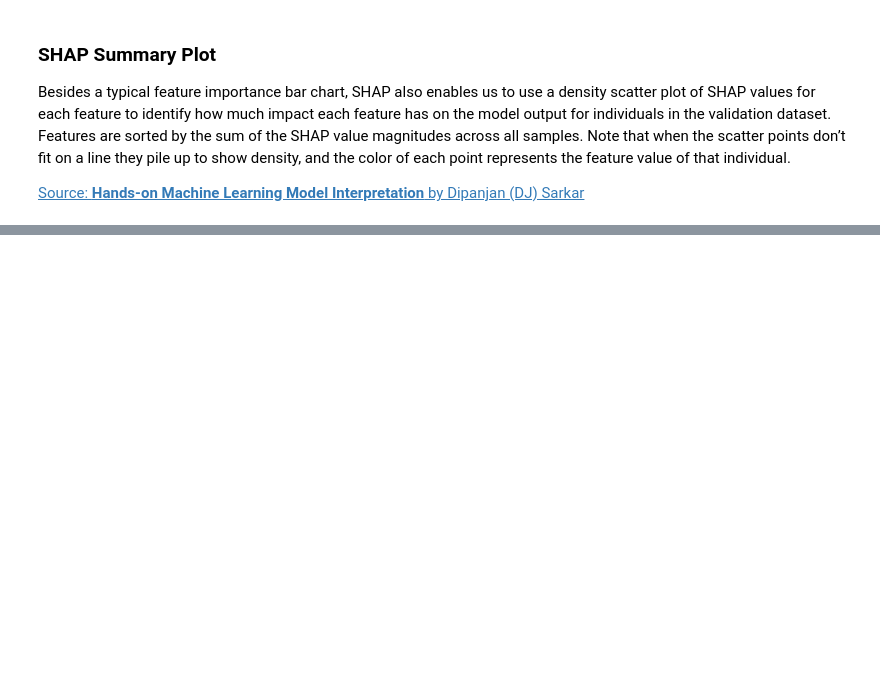
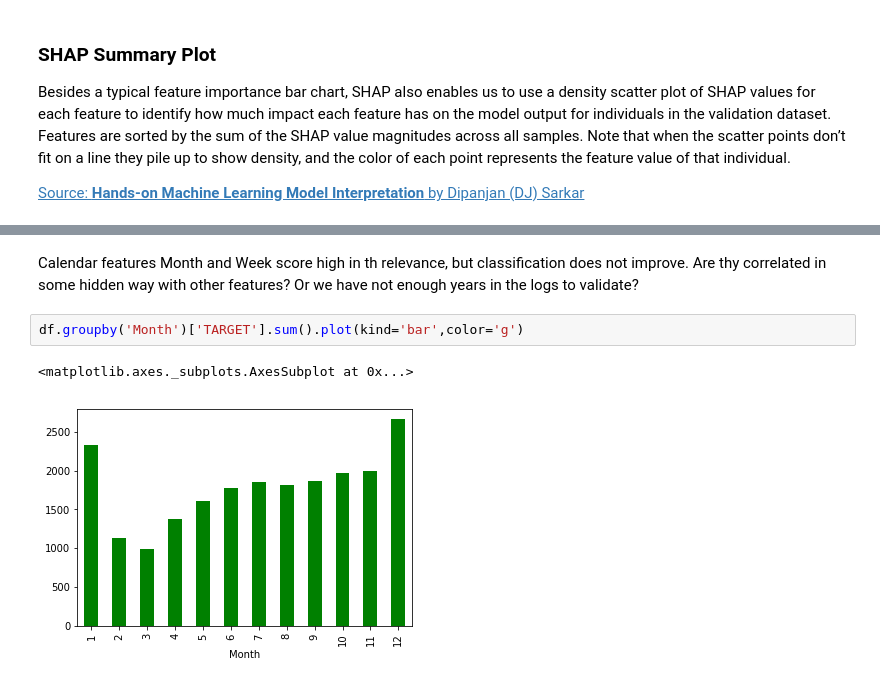
Before and after one commit to mallibus/Flairbit-Coffee-Machines-DataWranglin, a Jupyter notebook: LGBM Tabular 03_01_Fault_Clean_Count.ipynb, the cells around one changed output, grey strips where cells are left out. Saved outputs shown, nothing was run; the diff lists cells and outputs as text; blank space fills up the shorter version.

```diff
--- a/LGBM Tabular 03_01_Fault_Clean_Count.ipynb
+++ b/LGBM Tabular 03_01_Fault_Clean_Count.ipynb
@@ -247,0 +283,7 @@ shap.summary_plot(shap_values, X_test)
+# %% [markdown]
+Calendar features Month and Week score high in th relevance, but classification does not improve. Are thy correlated in some hidden way with other features? Or we have not enough years in the logs to validate?
+# %%
+df.groupby('Month')['TARGET'].sum().plot(kind='bar',color='g')
+# %% [output]
+<matplotlib.axes._subplots.AxesSubplot at 0x...>
+[figure, added]
```
Also changed, not shown: parts of 19 cells of this notebook, 2 other files.
